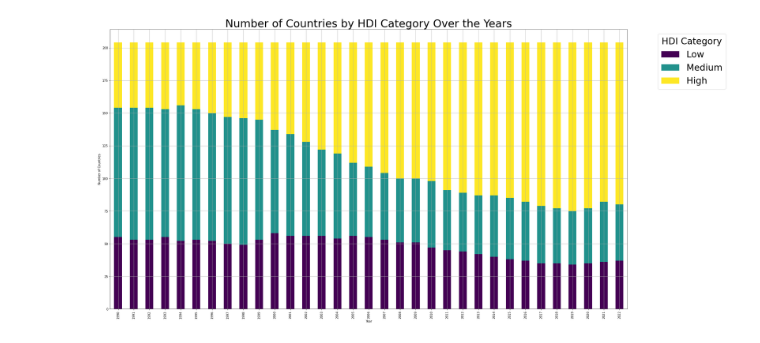
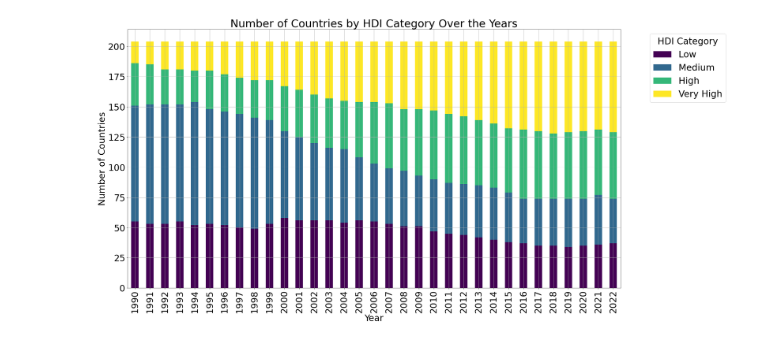
Before and after one commit to goofvanriet/infovis, a Jupyter notebook: notebooks/hdi_per_year.ipynb, the cells around one changed output. Cells and saved outputs as stored; diff of their text form; code cells hidden in the pictures.

```diff
--- a/notebooks/hdi_per_year.ipynb
+++ b/notebooks/hdi_per_year.ipynb
@@ -12,33 +12,33 @@ import matplotlib.pyplot as plt
 
 years = list(range(1990, 2023))
 hdi_columns = [f'hdi_{year}' for year in years]
 df_hdiyn = df_hdiy[['country'] + hdi_columns]
 
 # Melt the DataFrame to long format for easier plotting
 df_melted = df_hdiyn.melt(id_vars=['country'], var_name='year', value_name='hdi')
 
 # Convert year to numeric
 df_melted['year'] = df_melted['year'].str.extract('(\d+)').astype(int)
 
 # Define bins and labels for HDI categories
-bins = [0, 0.55, 0.70, 1.0]
-labels = ['Low', 'Medium', 'High']
+bins = [0, 0.55, 0.69, 0.79, 1.0]
+labels = ['Low', 'Medium', 'High', 'Very High']
 
 # Bin the HDI values
 df_melted['category'] = pd.cut(df_melted['hdi'], bins=bins, labels=labels, include_lowest=True)
 
 #group by category
 df_grouped = df_melted.groupby(['year', 'category'], observed=True).size().unstack(fill_value=0)
 
 df_grouped.plot(kind='bar', stacked=True, figsize=(30, 15), colormap='viridis')
 
 plt.rc('font', size=30)
 plt.title('Number of Countries by HDI Category Over the Years')
 plt.xlabel('Year')
 plt.ylabel('Number of Countries')
 plt.legend(title='HDI Category', bbox_to_anchor=(1.05, 1), loc='upper left')
 plt.grid(True)
 plt.tight_layout()
 plt.show()
 # %% [output]
-[figure, old version]
+[figure, new version]
```
